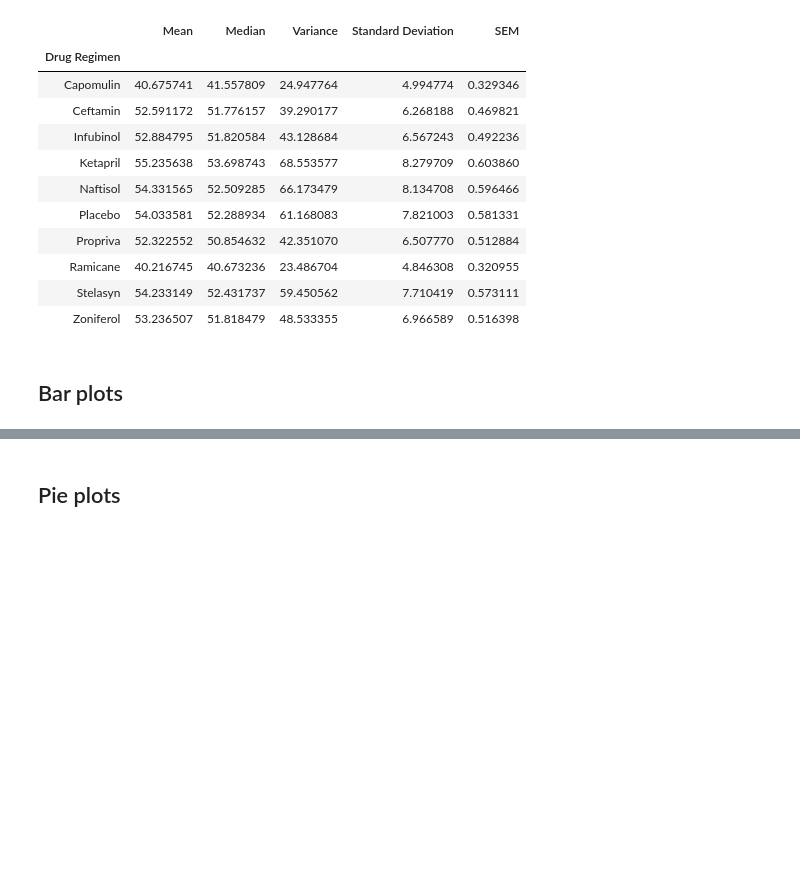
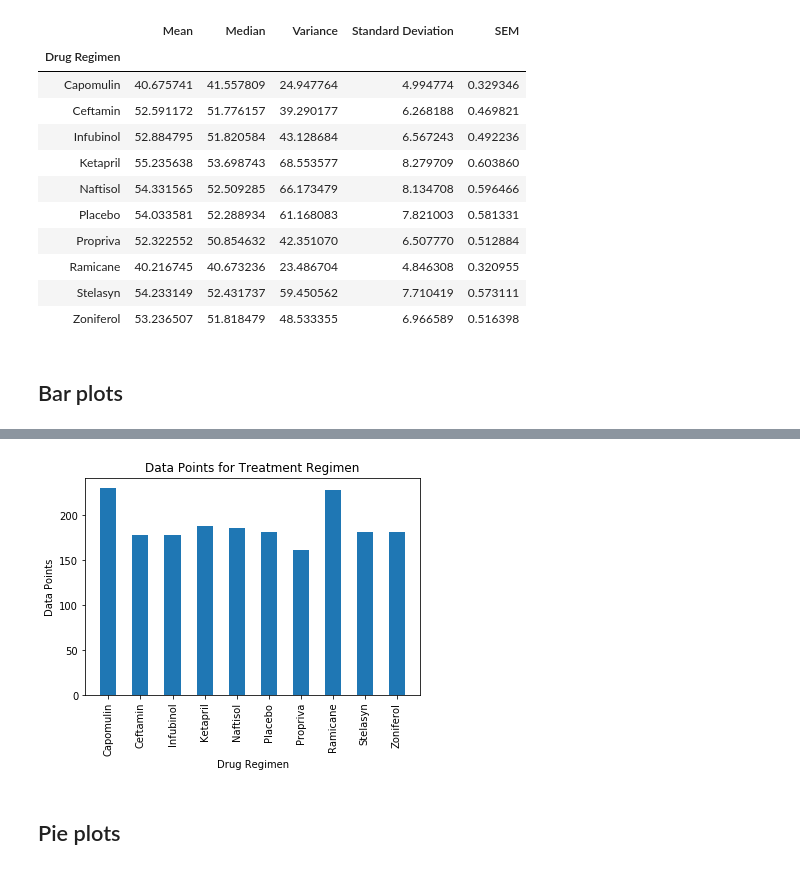
Before and after one commit to jaime030690/matplotlib-hw, a Jupyter notebook: Pymaceuticals/pymaceuticals_starter.ipynb, the cells around one changed output, grey strips where cells are left out. Saved outputs shown, nothing was run; the diff lists cells and outputs as text; code cells hidden in the pictures; blank space fills up the shorter version.

```diff
--- a/Pymaceuticals/pymaceuticals_starter.ipynb
+++ b/Pymaceuticals/pymaceuticals_starter.ipynb
@@ -76,3 +77,18 @@ regimen_df['Drug Regimen'].count().plot.bar()
+# %%
+# Generate a bar plot showing number of data points for each treatment regimen using pyplot
+labels = regimen_df['Drug Regimen'].count().index
+x_axis = np.arange(0, len(labels))
+
+tick_locations = [value for value in x_axis]
+
+plt.bar(x_axis, regimen_df['Drug Regimen'].count(), width = .5)
+plt.xticks(tick_locations, labels, rotation = 'vertical')
+plt.title('Data Points for Treatment Regimen')
+plt.xlabel('Drug Regimen')
+plt.ylabel('Data Points')
+plt.show()
+# %% [output]
+[figure, added]
 # %% [markdown]
 ## Pie plots
 # %%
```
Also changed, not shown: parts of 3 cells of this notebook.
